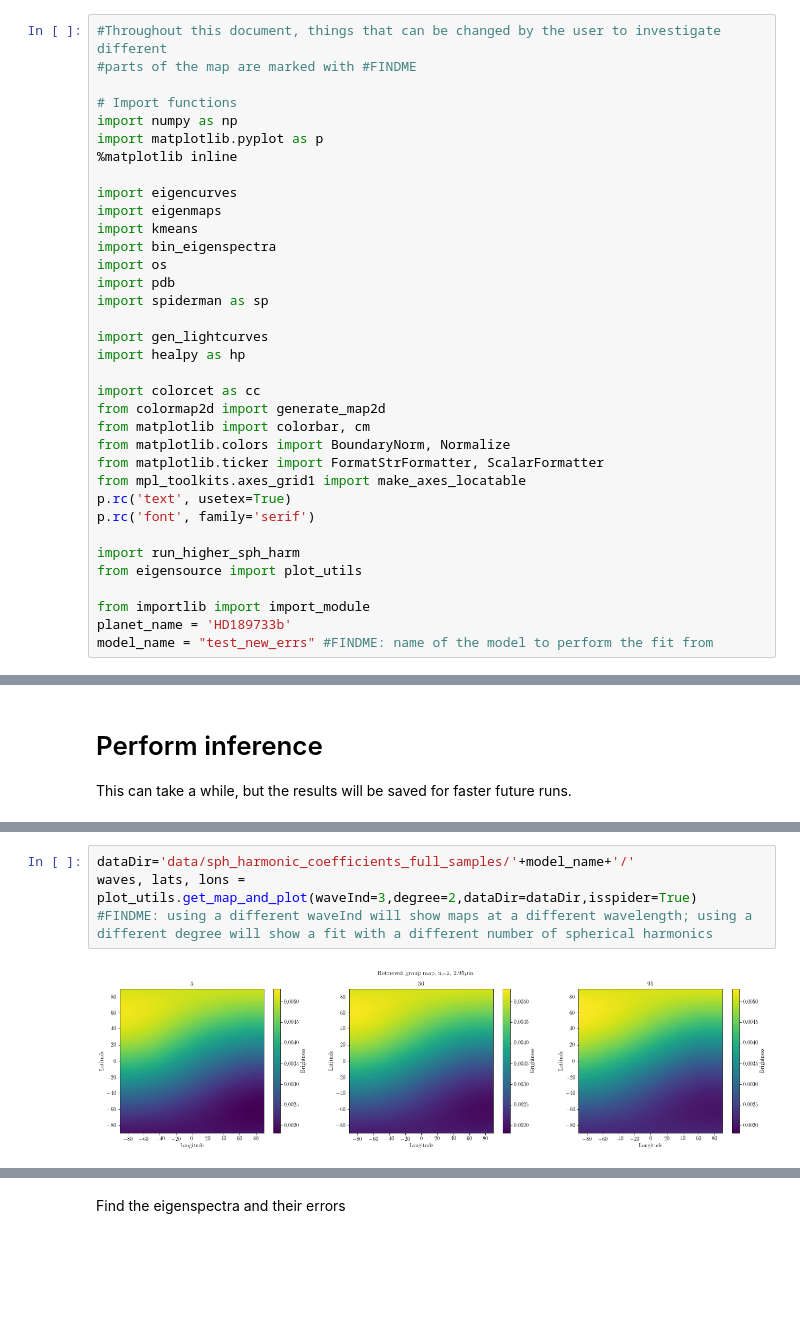
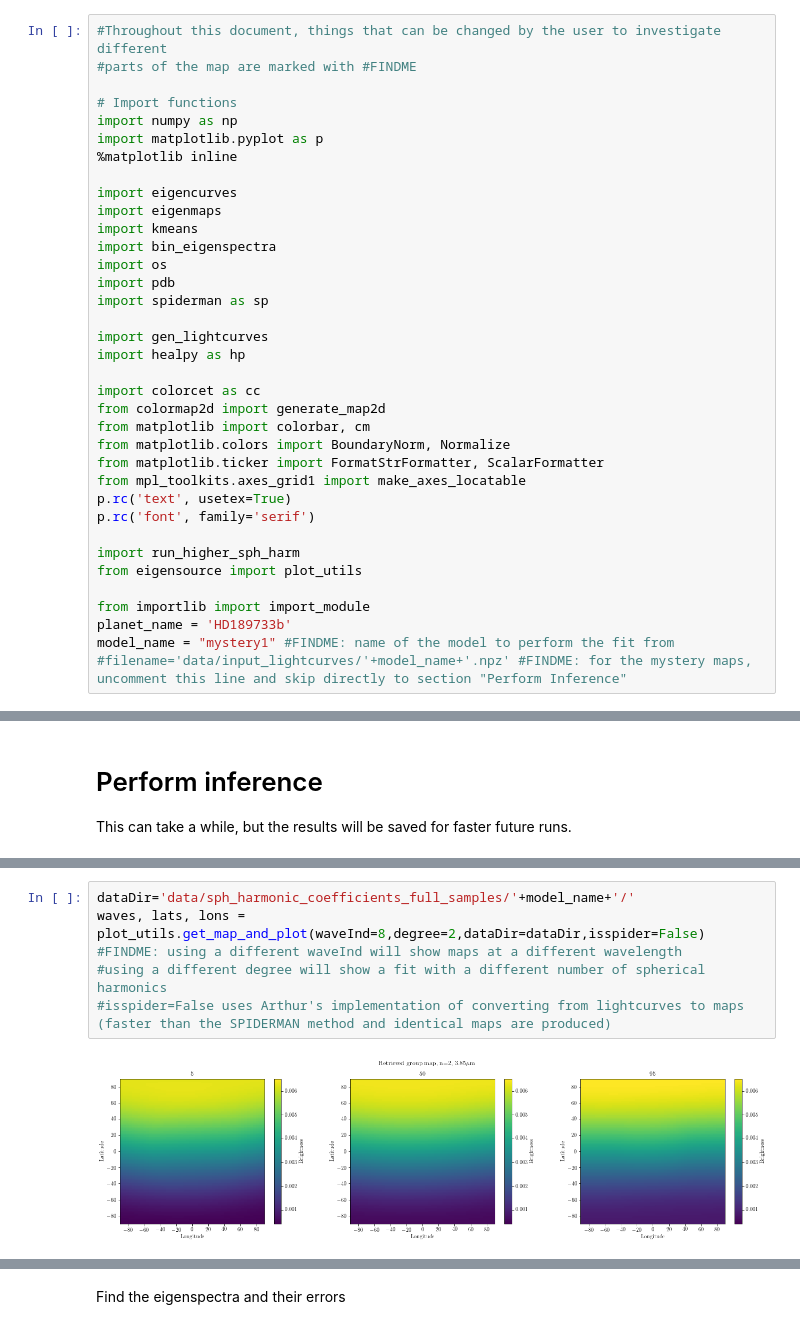
Before and after one commit to multidworlds/eigenspectra, a Jupyter notebook: master_clean.ipynb, the cells around one changed output, grey strips where cells are left out. Cells and saved outputs as stored; diff of their text form; blank space fills up the shorter version.

Commit message:
master_clean has FINDME flags indicating all parameters that can be changed

```diff
--- a/master_clean.ipynb
+++ b/master_clean.ipynb
@@ -32,7 +32,8 @@ from eigensource import plot_utils
 
 from importlib import import_module
 planet_name = 'HD189733b'
-model_name = "test_new_errs" #FINDME: name of the model to perform the fit from
+model_name = "mystery1" #FINDME: name of the model to perform the fit from
+#filename='data/input_lightcurves/'+model_name+'.npz' #FINDME: for the mystery maps, uncomment this line and skip directly to section "Perform Inference"
 # %% [output]
 looking for spidermanrc file at /Users/megan/.spidermanrc
 # %% [markdown]
@@ -99,7 +126,10 @@ Found the previously-run file data/sph_harmonic_coefficients_full_samples/test_n
 # %%
 dataDir='data/sph_harmonic_coefficients_full_samples/'+model_name+'/'
-waves, lats, lons = plot_utils.get_map_and_plot(waveInd=3,degree=2,dataDir=dataDir,isspider=True) #FINDME: using a different waveInd will show maps at a different wavelength; using a different degree will show a fit with a different number of spherical harmonics
+waves, lats, lons = plot_utils.get_map_and_plot(waveInd=8,degree=2,dataDir=dataDir,isspider=False)
+#FINDME: using a different waveInd will show maps at a different wavelength
+#using a different degree will show a fit with a different number of spherical harmonics
+#isspider=False uses Arthur's implementation of converting from lightcurves to maps (faster than the SPIDERMAN method and identical maps are produced)
 # %% [output]
-[figure, old version]
+[figure, new version]
 # %%
 degree=2 #FINDME: change this to investigate fits with different numbers of spherical harmonics
```
Also changed, not shown: parts of 10 cells of this notebook.
